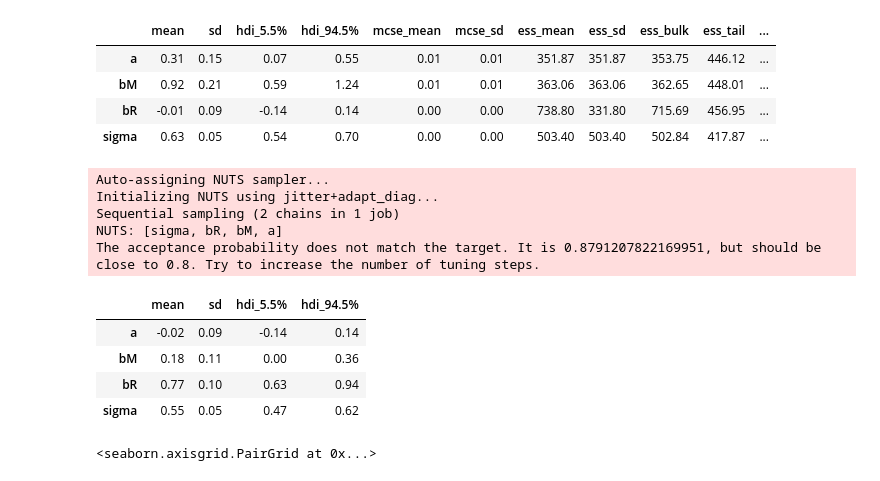
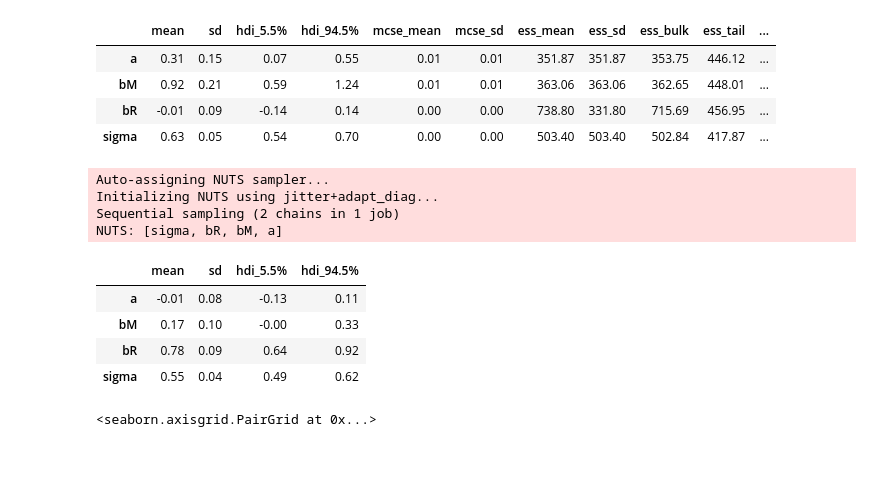
Before and after one commit to roesta07/A-simple-Business-Question, a Jupyter notebook: analysis.ipynb, the cells around one changed output. Saved outputs shown, nothing was run; the diff lists cells and outputs as text; code cells hidden in the pictures.

```diff
--- a/analysis.ipynb
+++ b/analysis.ipynb
@@ -229,28 +222,31 @@ az.summary(trace4_7,round_to=2,var_names=['~mu'])
 | bR | -0.01 | 0.09 | -0.14 | 0.14 | 0.00 | 0.00 | 738.80 | 331.80 | 715.69 | 456.95 | ... |
 | sigma | 0.63 | 0.05 | 0.54 | 0.70 | 0.00 | 0.00 | 503.40 | 503.40 | 502.84 | 417.87 | ... |
 # %%
-with pm.Model() as m4_3y:
+M_later=d['M_std'][y_7:]
+RD_later=d['RD_std'][y_7:]
+M_shared.set_value(M_later)
+RD_shared.set_value(RD_later)
+with pm.Model() as m4_l7:
   a=pm.Normal('a',0,0.2)
   bM=pm.Normal('bM',0,0.5)
   bR=pm.Normal('bR',0,0.5)
   sigma=pm.Exponential('sigma',1)
-  mu=pm.Deterministic('mu', a + bM*M_shared[y_7:] + bR*RD_shared[y_7:])
+  mu=pm.Deterministic('mu', a + bM*M_shared + bR*RD_shared)
   profit=pm.Normal('profit',mu=mu,sigma=sigma,observed=d['P_std'][y_7:])
-  trace4_3y=pm.sample()
+  trace4_l7=pm.sample()
 # %% [output]
 Auto-assigning NUTS sampler...
 Initializing NUTS using jitter+adapt_diag...
 Sequential sampling (2 chains in 1 job)
 NUTS: [sigma, bR, bM, a]
-The acceptance probability does not match the target. It is 0.8791207822169951, but should be close to 0.8. Try to increase the number of tuning steps.
 # %%
-az.summary(trace4_3y,round_to=2,kind='stats',var_names=['~mu'])
+az.summary(trace4_l7,round_to=2,kind='stats',var_names=['~mu'])
 # %% [output]
 |  | mean | sd | hdi_5.5% | hdi_94.5% |
-| a | -0.02 | 0.09 | -0.14 | 0.14 |
-| bM | 0.18 | 0.11 | 0.00 | 0.36 |
-| bR | 0.77 | 0.10 | 0.63 | 0.94 |
-| sigma | 0.55 | 0.05 | 0.47 | 0.62 |
+| a | -0.01 | 0.08 | -0.13 | 0.11 |
+| bM | 0.17 | 0.10 | -0.00 | 0.33 |
+| bR | 0.78 | 0.09 | 0.64 | 0.92 |
+| sigma | 0.55 | 0.04 | 0.49 | 0.62 |
 # %%
 sns.pairplot(d.loc[:y_7,['P_std','M_std','RD_std']],kind='reg')
 # %% [output]
```
Also changed, not shown: parts of 10 cells of this notebook.
